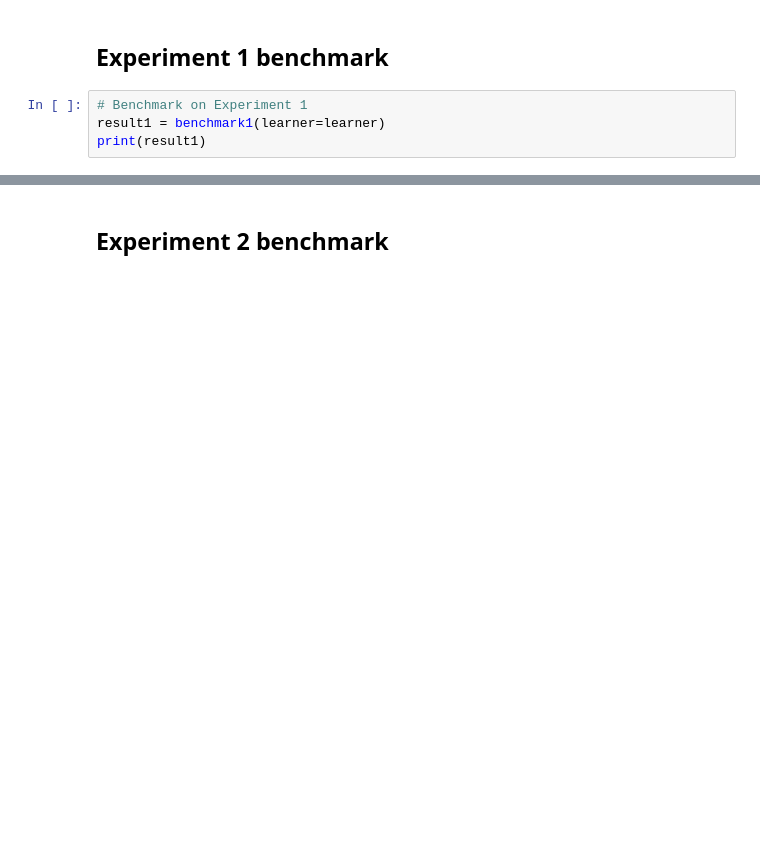
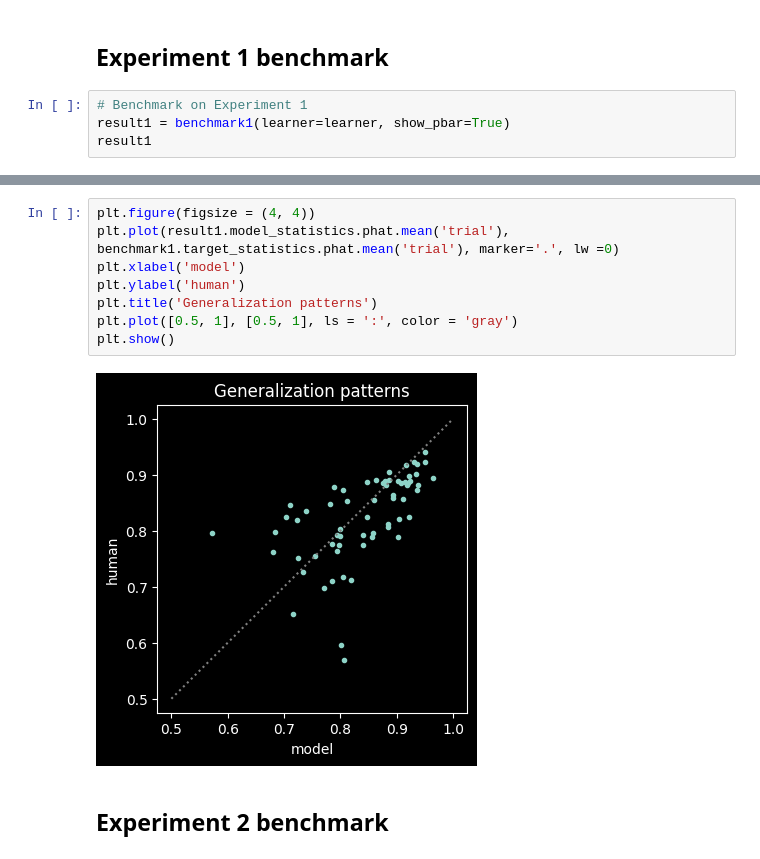
Before and after one commit to himjl/hobj, a Jupyter notebook: examples/score_example_models.ipynb, the cells around one changed output, grey strips where cells are left out. Saved outputs shown, nothing was run; the diff lists cells and outputs as text; blank space fills up the shorter version.

```diff
--- a/examples/score_example_models.ipynb
+++ b/examples/score_example_models.ipynb
@@ -18,6 +30,6 @@ learner = RandomGuesser()
 ## Experiment 1 benchmark
 # %%
 # Benchmark on Experiment 1
-result1 = benchmark1(learner=learner)
-print(result1)
+result1 = benchmark1(learner=learner, show_pbar=True)
+result1
 # %% [output]
@@ -49,3 +61,13 @@ MSEn 95% confidence interval: [0.111, 0.115]
+# %%
+plt.figure(figsize = (4, 4))
+plt.plot(result1.model_statistics.phat.mean('trial'), benchmark1.target_statistics.phat.mean('trial'), marker='.', lw =0)
+plt.xlabel('model')
+plt.ylabel('human')
+plt.title('Generalization patterns')
+plt.plot([0.5, 1], [0.5, 1], ls = ':', color = 'gray')
+plt.show()
+# %% [output]
+[figure, added]
 # %% [markdown]
 ## Experiment 2 benchmark
 # %%
```
Also changed, not shown: parts of 10 cells of this notebook, 1 other file.
